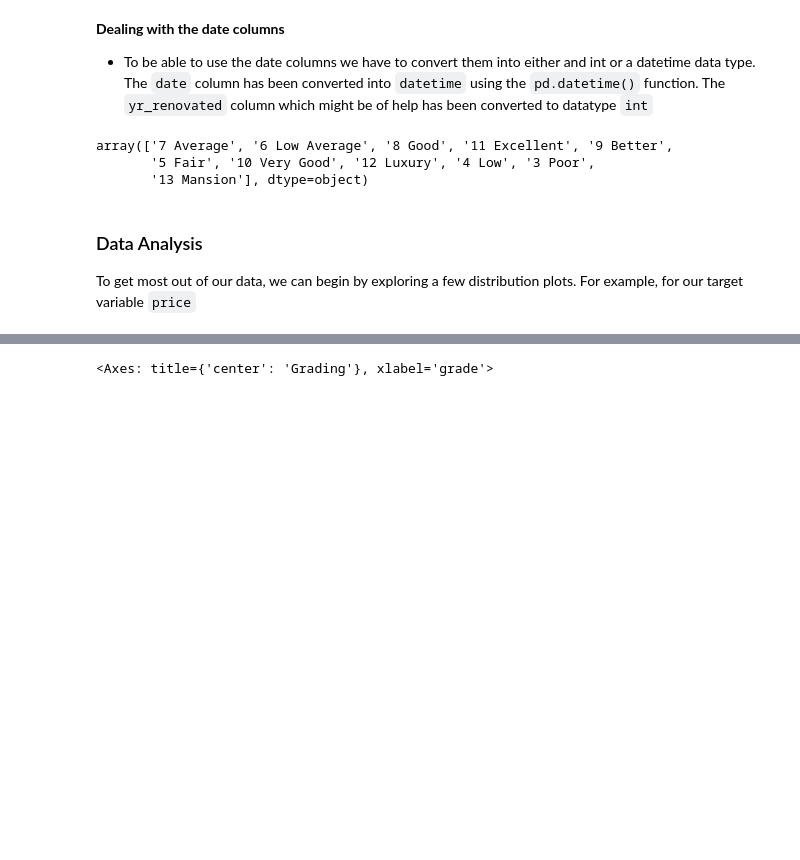
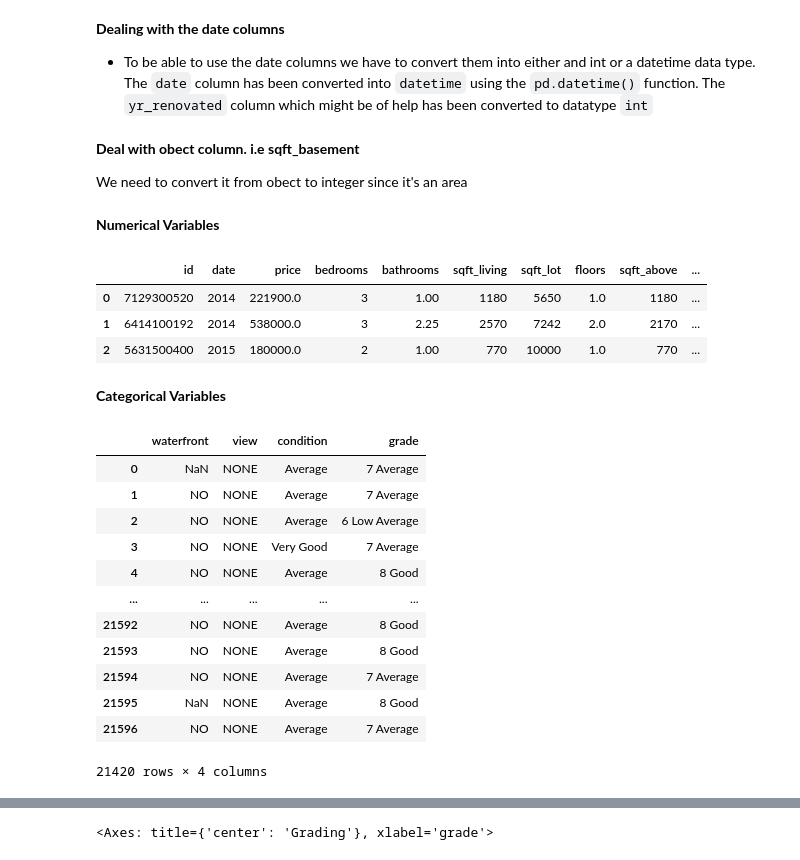
Before and after one commit to D-EKALE/KC-Housing-Project-2, a Jupyter notebook: student.ipynb, the cells around one changed output, grey strips where cells are left out. Cells and saved outputs as stored; diff of their text form; code cells hidden in the pictures; blank space fills up the shorter version.

````diff
--- a/student.ipynb
+++ b/student.ipynb
@@ -123,10 +127,5 @@ df['date'] = pd.to_datetime(df['date'])
 df['yr_renovated'] = df['yr_renovated'].fillna(0).astype(int)
-# %%
-df['grade'].unique()
-# %% [output]
-array(['7 Average', '6 Low Average', '8 Good', '11 Excellent', '9 Better',
-       '5 Fair', '10 Very Good', '12 Luxury', '4 Low', '3 Poor',
-       '13 Mansion'], dtype=object)
-# %% [markdown]
-### Data Analysis
-To get most out of our data, we can begin by exploring a few distribution plots. For example, for our target variable ```price```
+# %% [markdown]
+**Deal with obect column. i.e sqft_basement**
+
+We need to convert it from obect to integer since it's an area
@@ -132,0 +134,29 @@ To get most out of our data, we can begin by exploring a few distribution plots.
+# %% [markdown]
+**Numerical Variables**
+# %%
+df_numeric = df.select_dtypes(include=np.number)
+df_numeric.head(3)
+# %% [output]
+|  | id | date | price | bedrooms | bathrooms | sqft_living | sqft_lot | floors | sqft_above | ... |
+| 0 | 7129300520 | 2014 | 221900.0 | 3 | 1.00 | 1180 | 5650 | 1.0 | 1180 | ... |
+| 1 | 6414100192 | 2014 | 538000.0 | 3 | 2.25 | 2570 | 7242 | 2.0 | 2170 | ... |
+| 2 | 5631500400 | 2015 | 180000.0 | 2 | 1.00 | 770 | 10000 | 1.0 | 770 | ... |
+# %% [markdown]
+**Categorical Variables**
+# %%
+df_categorical = df.select_dtypes(include=np.object_)
+df_categorical
+# %% [output]
+|  | waterfront | view | condition | grade |
+| 0 | NaN | NONE | Average | 7 Average |
+| 1 | NO | NONE | Average | 7 Average |
+| 2 | NO | NONE | Average | 6 Low Average |
+| 3 | NO | NONE | Very Good | 7 Average |
+| 4 | NO | NONE | Average | 8 Good |
+| ... | ... | ... | ... | ... |
+| 21592 | NO | NONE | Average | 8 Good |
+| 21593 | NO | NONE | Average | 8 Good |
+| 21594 | NO | NONE | Average | 7 Average |
+| 21595 | NaN | NONE | Average | 8 Good |
+| 21596 | NO | NONE | Average | 7 Average |
+21420 rows × 4 columns
````
Also changed, not shown: parts of 25 cells of this notebook.
